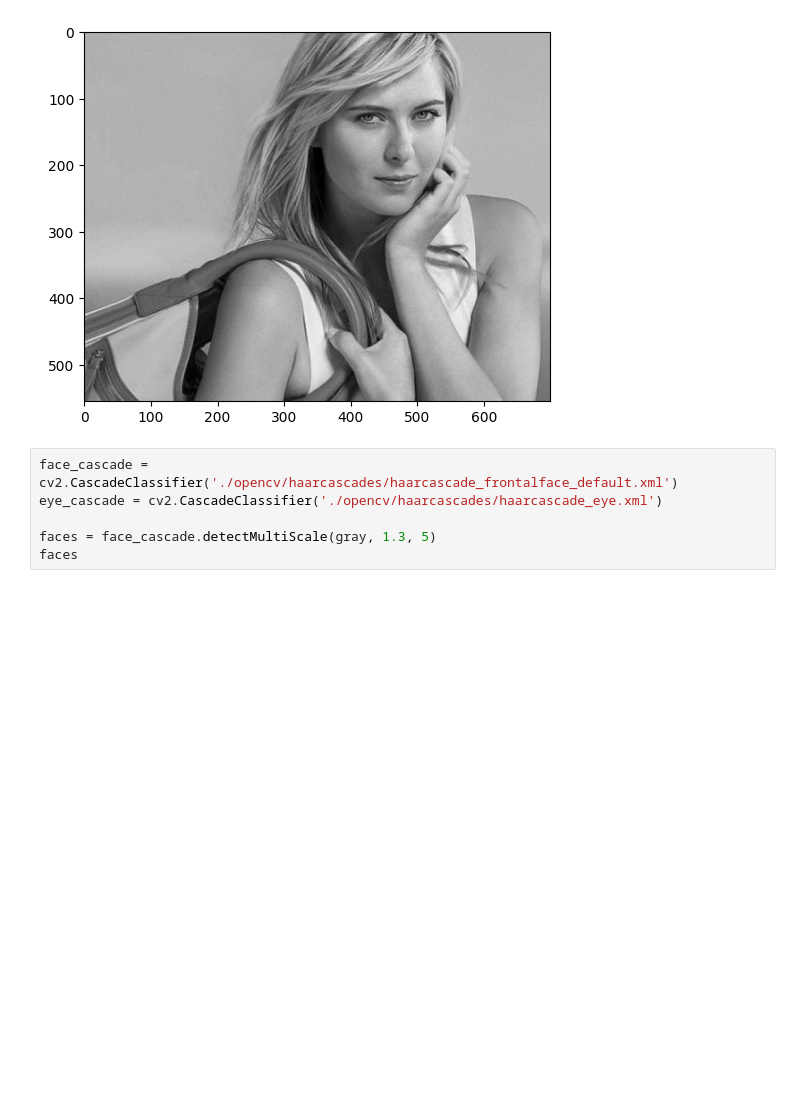
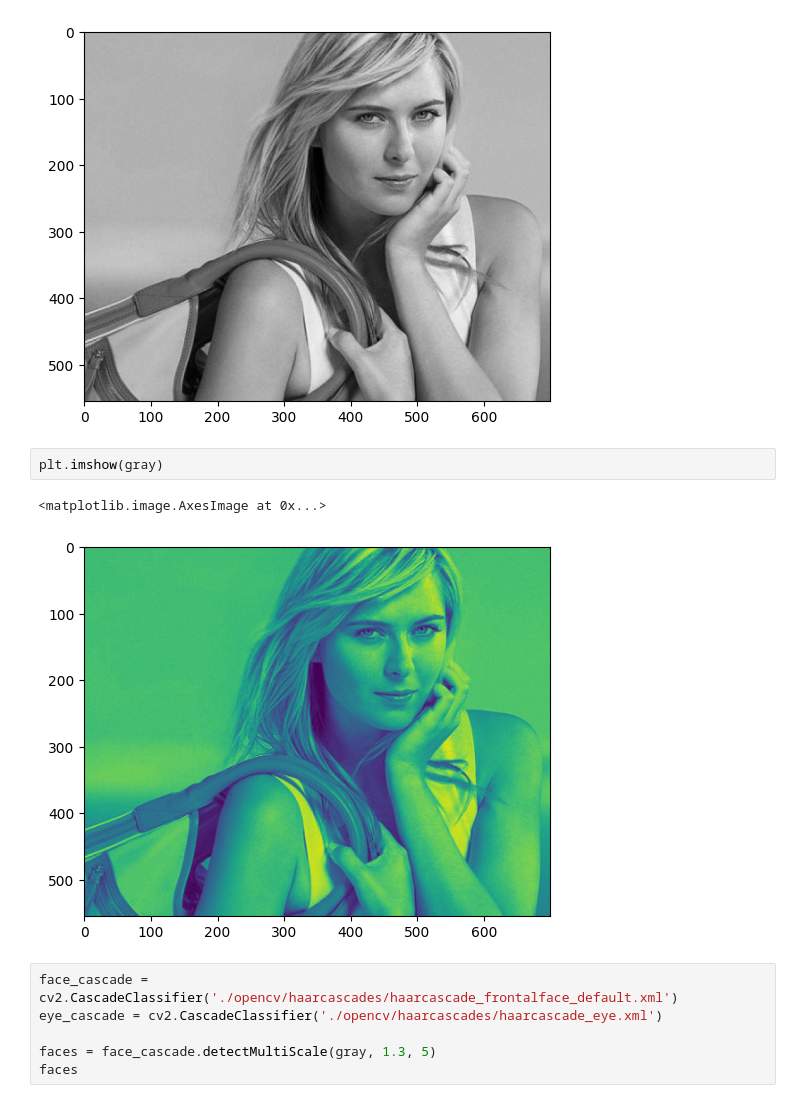
Before and after one commit to ShahwaizZahid/Image-Classification, a Jupyter notebook: model/sports_celebrity_classification.ipynb, the cells around one changed output. Drawn from its saved outputs; the diff is of its cells as text; blank space fills up the shorter version.

```diff
--- a/model/sports_celebrity_classification.ipynb
+++ b/model/sports_celebrity_classification.ipynb
@@ -34,6 +34,11 @@ plt.imshow(gray, cmap='gray')
 # %% [output]
 <matplotlib.image.AxesImage at 0x...>
 [figure]
+# %%
+plt.imshow(gray)
+# %% [output]
+<matplotlib.image.AxesImage at 0x...>
+[figure, added]
 # %%
 face_cascade = cv2.CascadeClassifier('./opencv/haarcascades/haarcascade_frontalface_default.xml')
 eye_cascade = cv2.CascadeClassifier('./opencv/haarcascades/haarcascade_eye.xml')
```
Also changed, not shown: parts of 10 cells of this notebook, 23 other files.
